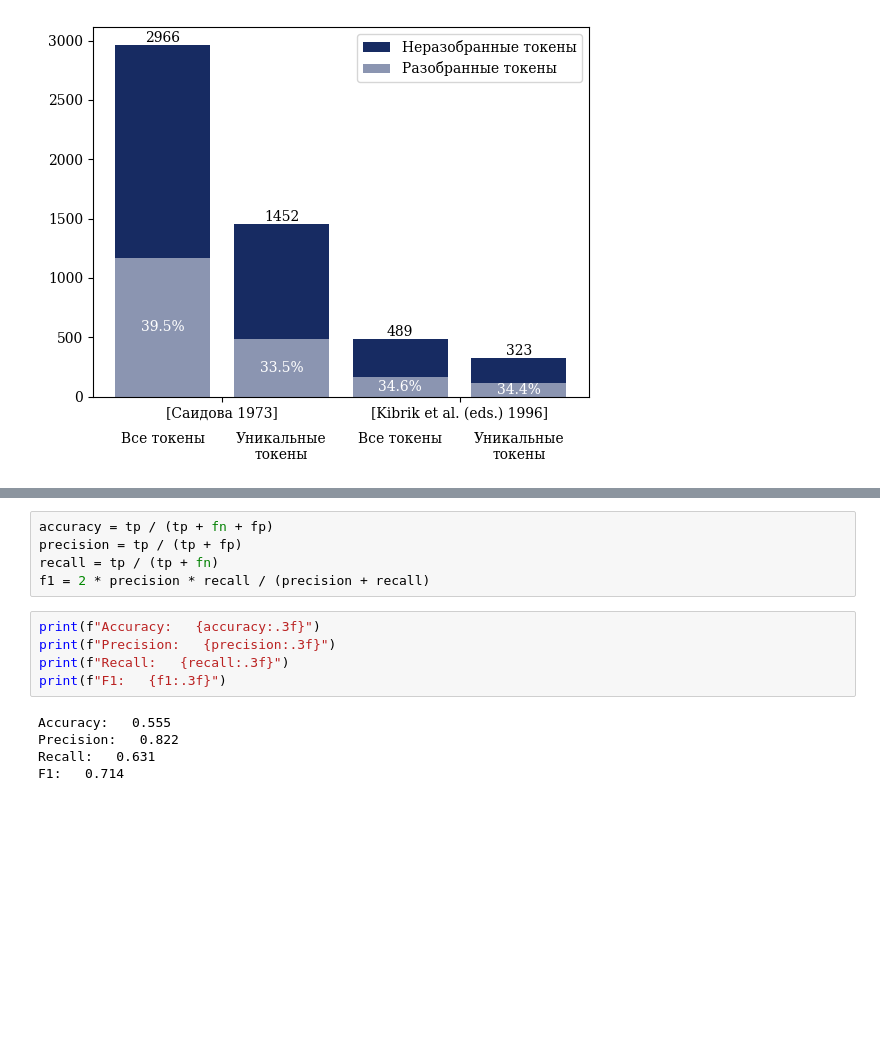
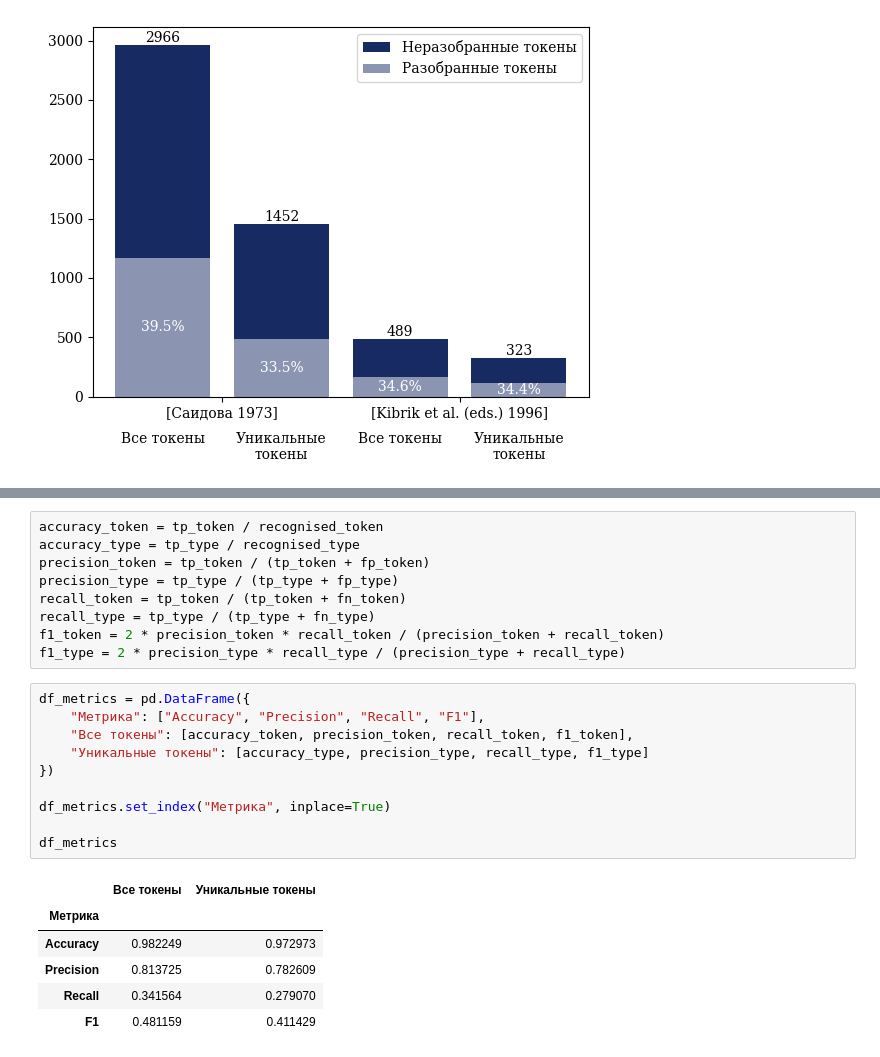
Before and after one commit to channrlotte/godoberi_transducer, a Jupyter notebook: evaluation.ipynb, the cells around one changed output, grey strips where cells are left out. Drawn from its saved outputs; the diff is of its cells as text; blank space fills up the shorter version.

```diff
--- a/evaluation.ipynb
+++ b/evaluation.ipynb
@@ -184,18 +204,29 @@ with open("text1_kibrik.csv", "rt", encoding="utf-8") as f:
-# %%
-accuracy = tp / (tp + fn + fp)
-precision = tp / (tp + fp)
-recall = tp / (tp + fn)
-f1 = 2 * precision * recall / (precision + recall)
-# %%
-print(f"Accuracy:   {accuracy:.3f}")
-print(f"Precision:   {precision:.3f}")
-print(f"Recall:   {recall:.3f}")
-print(f"F1:   {f1:.3f}")
-# %% [output]
-Accuracy:   0.555
-Precision:   0.822
-Recall:   0.631
-F1:   0.714
+# %%
+accuracy_token = tp_token / recognised_token
+accuracy_type = tp_type / recognised_type
+precision_token = tp_token / (tp_token + fp_token)
+precision_type = tp_type / (tp_type + fp_type)
+recall_token = tp_token / (tp_token + fn_token)
+recall_type = tp_type / (tp_type + fn_type)
+f1_token = 2 * precision_token * recall_token / (precision_token + recall_token)
+f1_type = 2 * precision_type * recall_type / (precision_type + recall_type)
+# %%
+df_metrics = pd.DataFrame({
+    "Метрика": ["Accuracy", "Precision", "Recall", "F1"],
+    "Все токены": [accuracy_token, precision_token, recall_token, f1_token],
+    "Уникальные токены": [accuracy_type, precision_type, recall_type, f1_type]
+})
+
+df_metrics.set_index("Метрика", inplace=True)
+
+df_metrics
+# %% [output]
+|  | Все токены | Уникальные токены |
+| Метрика |  |  |
+| Accuracy | 0.982249 | 0.972973 |
+| Precision | 0.813725 | 0.782609 |
+| Recall | 0.341564 | 0.279070 |
+| F1 | 0.481159 | 0.411429 |
 # %%
 rows = []
 
```
Also changed, not shown: parts of 6 cells of this notebook.
